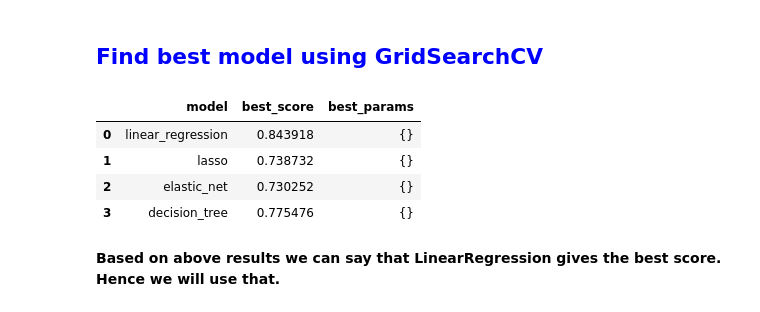
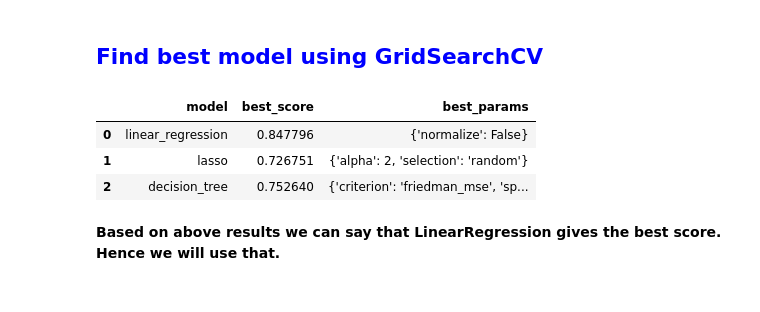
Before and after one commit to codebasics/py, a Jupyter notebook: DataScience/BangloreHomePrices/model/banglore_home_prices_final.ipynb, the cells around one changed output. Drawn from its saved outputs; the diff is of its cells as text; code cells hidden in the pictures.

```diff
--- a/DataScience/BangloreHomePrices/model/banglore_home_prices_final.ipynb
+++ b/DataScience/BangloreHomePrices/model/banglore_home_prices_final.ipynb
@@ -355,9 +376,10 @@ def remove_bhk_outliers(df):
         for bhk, bhk_df in location_df.groupby('bhk'):
             stats = bhk_stats.get(bhk-1)
             if stats and stats['count']>5:
-                exclude_indices = np.append(exclude_indices, bhk_df[bhk_df.price_per_sqft<stats['mean']].index.values)
+                exclude_indices = np.append(exclude_indices, bhk_df[bhk_df.price_per_sqft<(stats['mean'])].index.values)
     return df.drop(exclude_indices,axis='index')
 df8 = remove_bhk_outliers(df7)
+# df8 = df7.copy()
 df8.shape
 # %% [output]
 (7317, 7)
@@ -436,7 +477,7 @@ dummies.head(3)
 | 2 | 1 | 0 | 0 | 0 | ... |
 3 rows × 241 columns
 # %%
-df11 = pd.concat([df10,dummies],axis='columns')
+df11 = pd.concat([df10,dummies.drop('other',axis='columns')],axis='columns')
 df11.head()
 # %% [output]
 |  | location | total_sqft | bath | price | bhk | 1st Block Jayanagar | 1st Phase JP Nagar | ... |
@@ -513,33 +554,51 @@ array([0.82700235, 0.84107812, 0.85322178, 0.84354362, 0.85474578])
 # %%
 from sklearn.model_selection import GridSearchCV
 
+from sklearn.linear_model import Lasso
+from sklearn.tree import DecisionTreeRegressor
+
 def find_best_model_using_gridsearchcv(X,y):
     algos = {
-        'linear_regression' : LinearRegression(),
-        'lasso': Lasso(),
-        'elastic_net': ElasticNet(),
-        'decision_tree': DecisionTreeRegressor()
+        'linear_regression' : {
+            'model': LinearRegression(),
+            'params': {
+                'normalize': [True, False]
+            }
+        },
+        'lasso': {
+            'model': Lasso(),
+            'params': {
+                'alpha': [1,2],
+                'selection': ['random', 'cyclic']
+            }
+        },
+        'decision_tree': {
+            'model': DecisionTreeRegressor(),
+            'params': {
+                'criterion' : ['mse','friedman_mse'],
+                'splitter': ['best','random']
+            }
+        }
     }
     scores = []
     cv = ShuffleSplit(n_splits=5, test_size=0.2, random_state=0)
-    for algo_name, clf in algos.items():
-        gs =  GridSearchCV(clf, {}, cv=cv, return_train_score=False)
+    for algo_name, config in algos.items():
+        gs =  GridSearchCV(config['model'], config['params'], cv=cv, return_train_score=False)
         gs.fit(X,y)
         scores.append({
             'model': algo_name,
             'best_score': gs.best_score_,
             'best_params': gs.best_params_
         })
 
     return pd.DataFrame(scores,columns=['model','best_score','best_params'])
 
 find_best_model_using_gridsearchcv(X,y)
 # %% [output]
 |  | model | best_score | best_params |
-| 0 | linear_regression | 0.843918 | {} |
-| 1 | lasso | 0.738732 | {} |
-| 2 | elastic_net | 0.730252 | {} |
-| 3 | decision_tree | 0.775476 | {} |
+| 0 | linear_regression | 0.847796 | {'normalize': False} |
+| 1 | lasso | 0.726751 | {'alpha': 2, 'selection': 'random'} |
+| 2 | decision_tree | 0.752640 | {'criterion': 'friedman_mse', 'sp... |
 # %% [markdown]
 **Based on above results we can say that LinearRegression gives the best score. Hence we will use that.**
 # %% [markdown]
```
Also changed, not shown: parts of 25 cells of this notebook, 8 other files.
